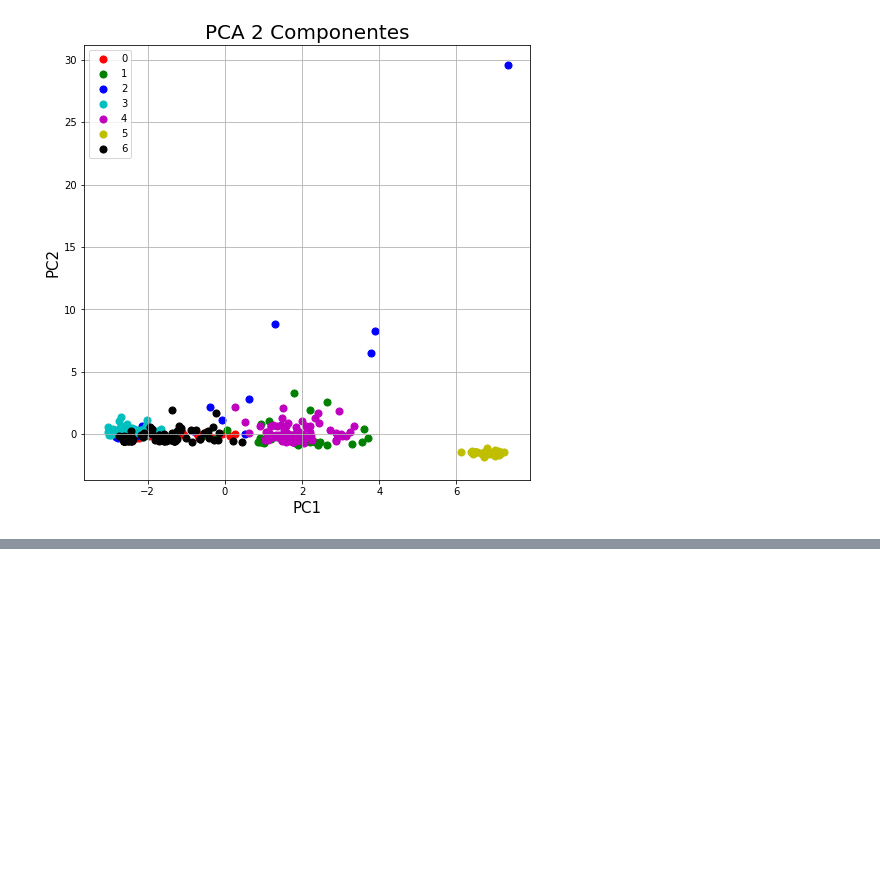
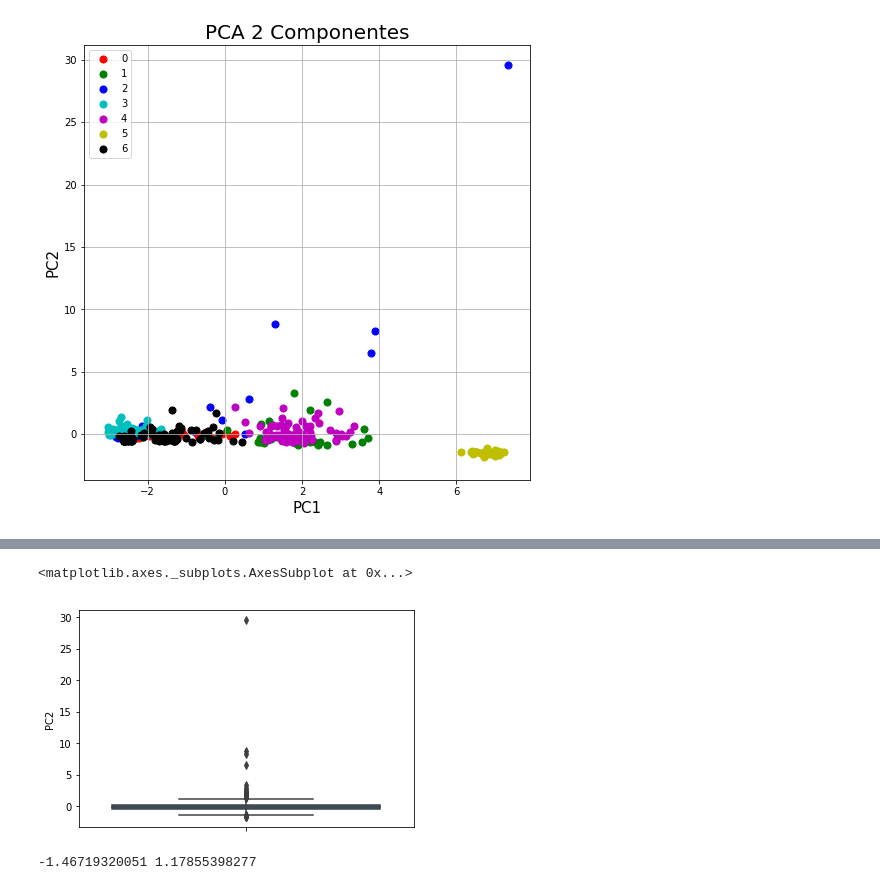
Before and after one commit to MrDanielG/Ensemble-Classifier, a Jupyter notebook: Proyecto Minería PCA.ipynb, the cells around one changed output, grey strips where cells are left out. Drawn from its saved outputs; the diff is of its cells as text; code cells hidden in the pictures; blank space fills up the shorter version.

```diff
--- a/Proyecto Minería PCA.ipynb
+++ b/Proyecto Minería PCA.ipynb
@@ -128,0 +166,5 @@ ax.grid()
+# %%
+sb.boxplot(y = finalDf['PC2'])
+# %% [output]
+<matplotlib.axes._subplots.AxesSubplot at 0x...>
+[figure, added]
@@ -128,0 +179,5 @@ ax.grid()
+# %%
+limiteInf,limiteSup = outlierTratamiento(finalDf.PC2)
+print(limiteInf, limiteSup)
+# %% [output]
+-1.46719320051 1.17855398277
```
Also changed, not shown: parts of 20 cells of this notebook.
